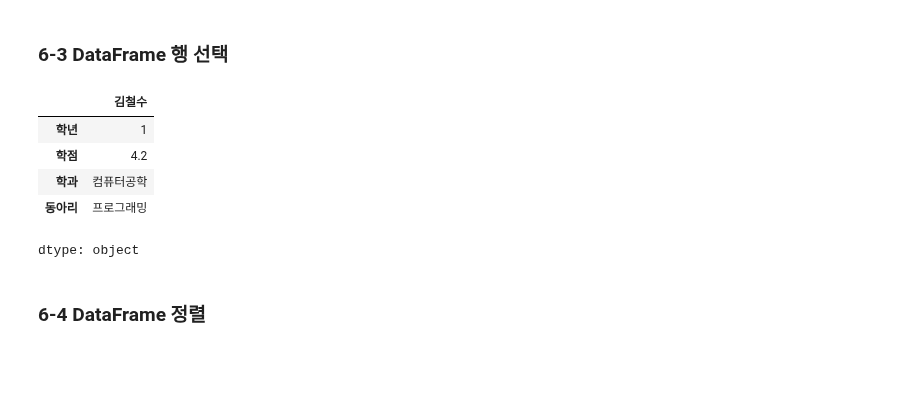
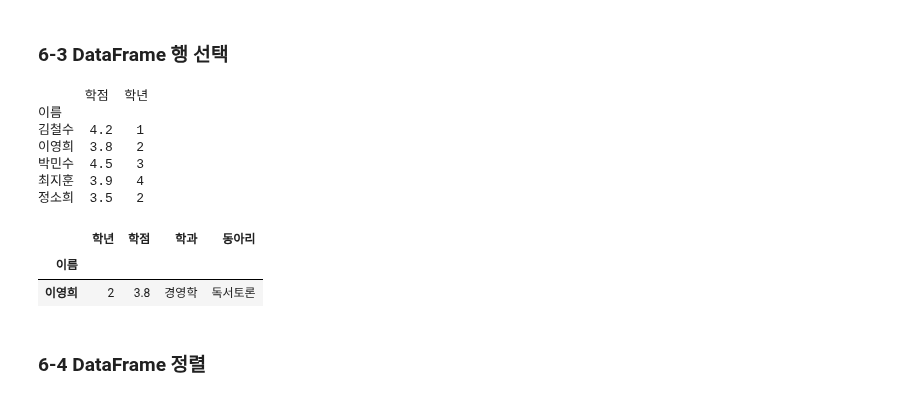
Before and after one commit to SohyunMyeong/Data-Analysis-with-Open-Source, a Jupyter notebook: 오픈소스_데이터_분석_6강.ipynb, the cells around one changed output. Drawn from its saved outputs; the diff is of its cells as text; code cells hidden in the pictures; blank space fills up the shorter version.

```diff
--- a/오픈소스_데이터_분석_6강.ipynb
+++ b/오픈소스_데이터_분석_6강.ipynb
@@ -109,38 +109,71 @@ import pandas as pd
 
 data = {
     "이름": ["김철수", "이영희", "박민수", "최지훈", "정소희"],
     "학년": [1, 2, 3, 4, 2],
     "학점": [4.2, 3.8, 4.5, 3.9, 3.5],
     "학과": ["컴퓨터공학", "경영학", "전자공학", "의학", "심리학"],
     "동아리": ["프로그래밍", "독서토론", "로봇공학", "봉사활동", "음악감상"]
 }
 
 #DataFrame 인덱스 지정
 ## 특정한 조건에 맞는 데이터를 선택하는 것이기 때문에 조금 더 자주 사용하고 유용하게 많이 필요한 기능
 ## 데이터 프레임 만들고
 df = pd.DataFrame(data)
 ##인덱스 지정
 ## 인덱스 지정이 필요한 이유는 실질적으로 다룰 데이터의 중요한 속성을 인덱스로 설정해서 탐색도 편하게 하고
 ## 좀 더 직관적으로 이해할 수 있게 변화시키는 과정
 ## 학생의 이름을 가지고 행을 지정하려고 할 때 쓰는 방법
 df = df.set_index('이름')
 df
 
 #DataFrame 행 선택
 ## 인덱스로 설정한 이름을 기준으로 행 선택
 ## 인자값으로 인덱스 값 넣어줌.
 ## 만약 set_index를 안썼다고 하면 숫자를 집어넣어야함(0~4까지 6-2 index 참고)
+## 우리는 인덱스로 이름을 지정했기 때문에 이름의 값으로 행을 가져올 수 있음.
 df.loc['김철수']
+## 여러개 가져올 때는 칼럼했던 거와 마찬가지로 loc 안에 배열로 여러개의 인덱스 명을 지정해 주면 됨
+df.loc[['김철수', '이영희']]
+## 인덱스의 슬라이싱 통해서도 가능
+df.loc['김철수':'박민수']
+
 
 #DataFrame 위치 기반 행 선택
+## 숫자를 가지고 몇 번째 행을 가지고 오고 싶다라고 지칭하고 싶을 때 하는 방법(지정된 인덱스와 관계없이 위치 값으로 가져 오겠다)
+## 눈에는 보이지 않지만  각 행마다 위치값을 가지고 있음
+df.iloc[1]
+df.iloc[[2,3]]
+df.iloc[1:3]
+## 주의할 점 : 여러개의 행을 갖고 오고 싶을 때에는 인덱스를 리스트로 만들어서 전달 해야지 여러개의 행을 갖고 올 수 있다.
 
 #DataFrame 조건 기반 선택
+## 불리언 인덱싱
+## 첫번째, 세번째만 가져오고 싶을 때
+## 인자로 오는 개수는 레코드(학생)의 개수와 동일해야 함
+## [True, False, True, False, False] 이 조건이라는 것은 조건식을 통해 데이터 프레임에 있는 것들을
+## 검사해서 true 인지 false인지 논리식으로 알 수 있는 정보.
+## 조건식을 통해 불리언 인덱스를 만들고 불리언 인덱스를 통해 데이터프레임 안에 있는 것들을 가져오는게 데이터 프레임의 조건 기반 선택
+df.loc[[True, False, True, False, False]]
+## 학점이 4.0 이상인 학생만 궁금하다면 불리언 인덱싱 df['학점'] >= 4.0
+## 각각의 학점에 있는 컬럼의 행에 대한 값을 가지고 4.0보다 크면 True 아니면 False
+print(df[['학점', '학년']])
+df['학점'] >= 4.0
+## 조건 기반의 검색
+df.loc[df['학점'] >= 4.0 ]
+## loc 함수 대신에 데이터 프레임 안에 있는 인덱싱 안에서 실행 해도 똑같은 결과 나옴
+df[df['학년'] == 2]
+## 조건이 여러개 일 떄
+df[(df['학년'] == 2) & (df['학점'] >= 3.7)]
 # %% [output]
+      학점  학년
+이름
+김철수  4.2   1
+이영희  3.8   2
+박민수  4.5   3
+최지훈  3.9   4
+정소희  3.5   2
-|  | 김철수 |
-| 학년 | 1 |
-| 학점 | 4.2 |
-| 학과 | 컴퓨터공학 |
-| 동아리 | 프로그래밍 |
+|  | 학년 | 학점 | 학과 | 동아리 |
+| 이름 |  |  |  |  |
+| 이영희 | 2 | 3.8 | 경영학 | 독서토론 |
-dtype: object
 # %% [markdown]
 ### 6-4 DataFrame 정렬
```
Also changed, not shown: parts of 2 cells of this notebook.
